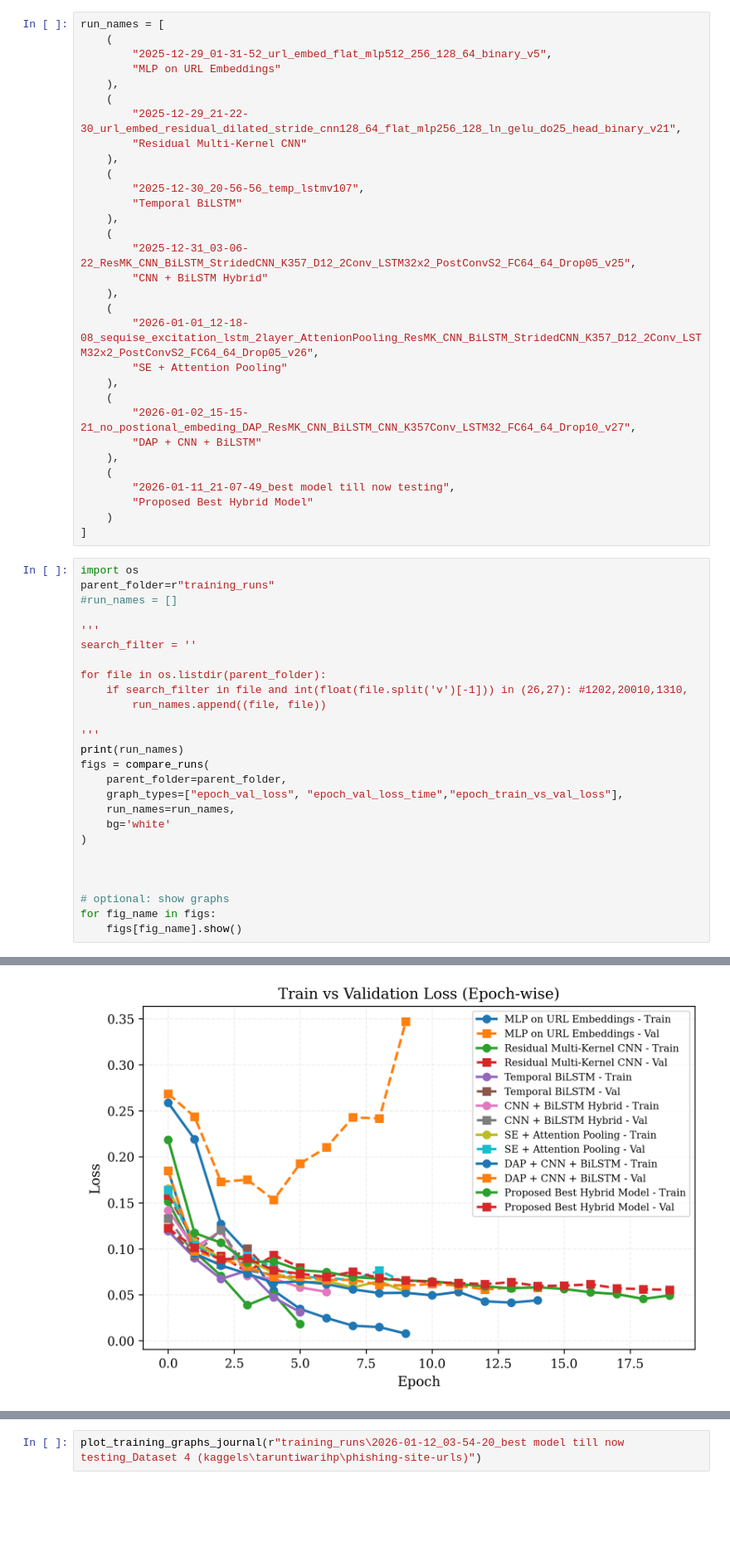
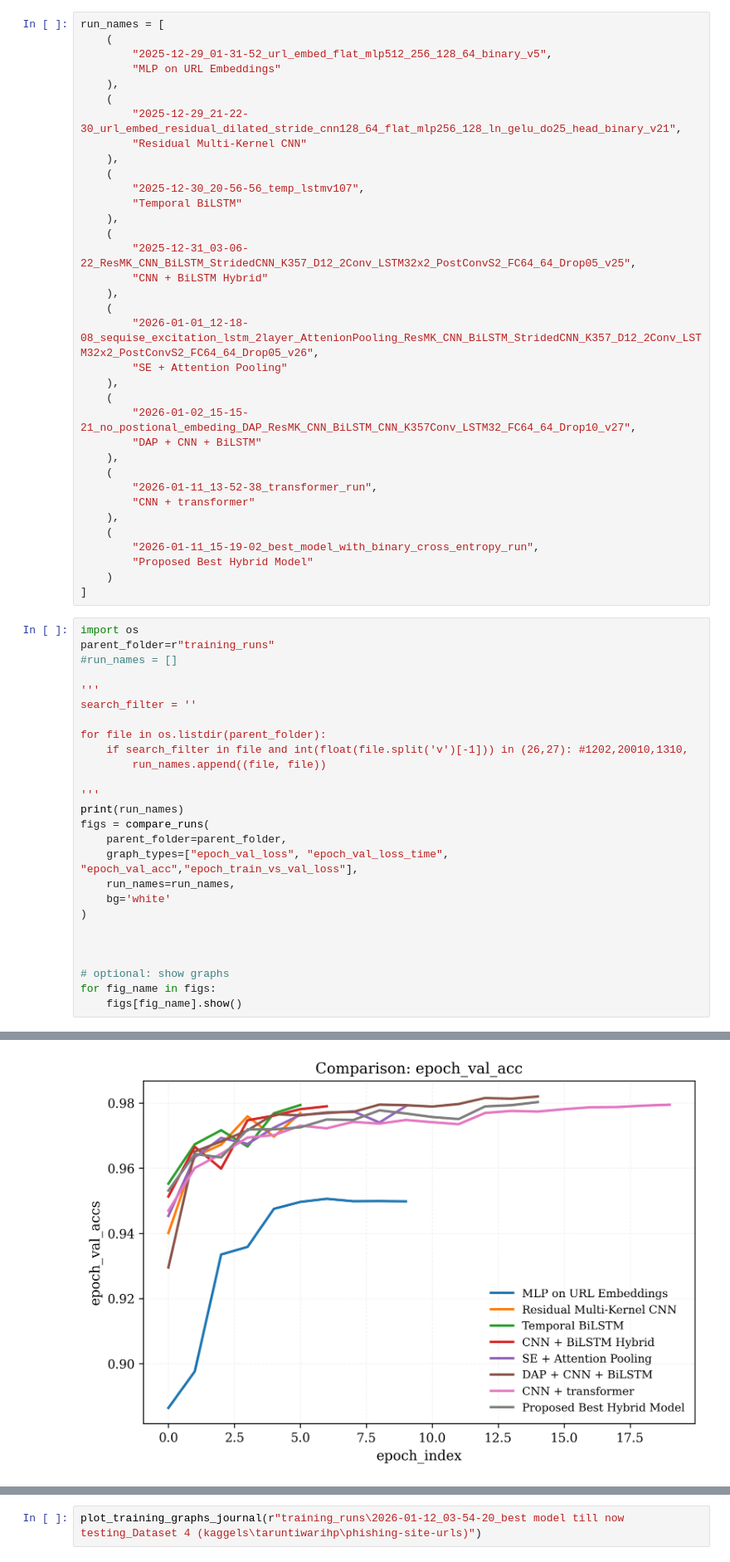
Before and after one commit to Ashutosh-Ranjan310106/Phishing_URL_classifier_using_nlp_feature_extraction, a Jupyter notebook: S04_model_performance_comparison.ipynb, the cells around one changed output, grey strips where cells are left out. Shown at 83% size. Drawn from its saved outputs; the diff is of its cells as text; blank space fills up the shorter version.

Commit message:
graphs added

```diff
--- a/S04_model_performance_comparison.ipynb
+++ b/S04_model_performance_comparison.ipynb
@@ -600,7 +600,11 @@ run_names = [
         "DAP + CNN + BiLSTM"
     ),
     (
-        "2026-01-11_21-07-49_best model till now testing",
+        "2026-01-11_13-52-38_transformer_run",
+        "CNN + transformer"
+    ),
+    (
+        "2026-01-11_15-19-02_best_model_with_binary_cross_entropy_run",
         "Proposed Best Hybrid Model"
     )
 ]
@@ -620,7 +624,7 @@ for file in os.listdir(parent_folder):
 print(run_names)
 figs = compare_runs(
     parent_folder=parent_folder,
-    graph_types=["epoch_val_loss", "epoch_val_loss_time","epoch_train_vs_val_loss"],
+    graph_types=["epoch_val_loss", "epoch_val_loss_time", "epoch_val_acc","epoch_train_vs_val_loss"],
     run_names=run_names,
     bg='white'
 )
@@ -637 +641 @@ for fig_name in figs:
-[figure, old version]
+[figure, new version]
```
Also changed, not shown: parts of 1 cell of this notebook, 11 other files.
